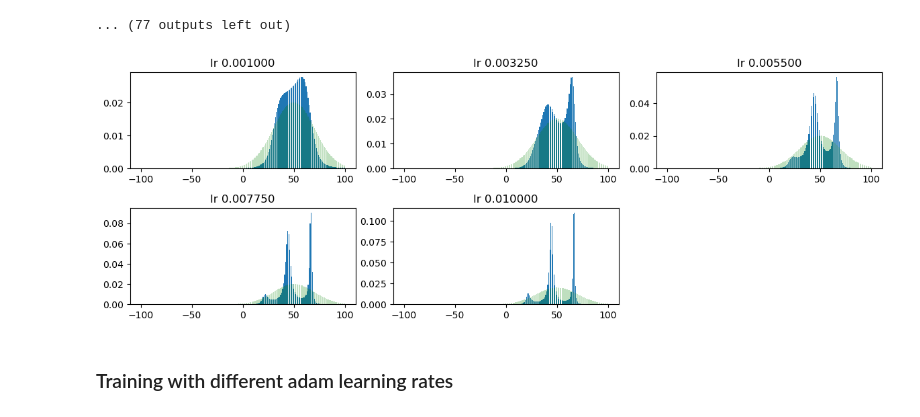
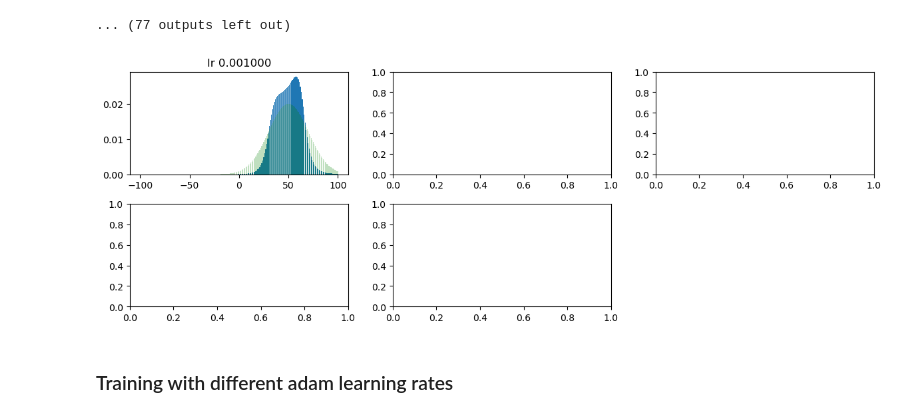
Before and after one commit to jacobe90/birdflow-bilevel, a Jupyter notebook: dev-notebooks/ott-jax-toy-example.ipynb, the cells around one changed output. Saved outputs shown, nothing was run; the diff lists cells and outputs as text; code cells hidden in the pictures.

```diff
--- a/dev-notebooks/ott-jax-toy-example.ipynb
+++ b/dev-notebooks/ott-jax-toy-example.ipynb
@@ -31,6 +32,15 @@ Compute regularized ot cost for transporting between marginals mu and mu_true on
 """
 def ot_marginal_loss(mu: Float[Array, "n "], mu_true: Float[Array, "n "], x: Float[Array, "n d"], epsilon: Float):
     geom = pointcloud.PointCloud(x, x, epsilon=epsilon)
+    ot = solve_fn(geom, implicit_diff=ImplicitDiff(), a=mu, b=mu_true, max_iterations=5000)
+    return ot.reg_ot_cost
+
+def ot_marginal_loss_geom(mu: Float[Array, "n "], mu_true: Float[Array, "n "], x: Float[Array, "n d"], epsilon: Float):
+    '''
+    Compute reg_ot_cost using geometry.Geometry
+    '''
+    pc = pointcloud.PointCloud(x, x, epsilon=epsilon)
+    geom = geometry.Geometry(pc.cost_matrix)
     ot = solve_fn(geom, implicit_diff=ImplicitDiff(), a=mu, b=mu_true, max_iterations=5000)
     return ot.reg_ot_cost
 
@@ -126,8 +136,8 @@ def learn_marginal_logits(marginal: Float[Array, "n "], X: Float[Array, "n "], m
 
     return theta, (theta_init,), (w2_loss_vals, l2_loss_vals)
 # %%
-n_steps = 5000
-learned, theta_init, loss_vals = learn_marginal_logits(mu_true, X, ot_marginal_loss, training_steps=n_steps)
+n_steps = 80000
+learned, theta_init, loss_vals = learn_marginal_logits(mu_true, X, ot_marginal_loss_geom, training_steps=n_steps, lr=1e-4)
 w2_loss_vals, l2_loss_vals = loss_vals
 
 # Create figure and first axis
@@ -154,0 +165,6 @@ KeyboardInterrupt:
+# %%
+learned_mu_true = jax.nn.softmax(learned)
+plt.bar(X, learned_mu_true, label="learned marginal")
+plt.bar(X, mu_true, label="ground truth", color="green", alpha=0.25)
+plt.title(f"learned marginal with w2 distance")
+plt.show()
@@ -395,35 +413,35 @@ n_steps = 10000
 
 # compute default epsilon
 x = X.reshape((X.shape[0], 1)).astype(float)
 geom = pointcloud.PointCloud(x, x)
 eps_default = geom.epsilon
 
 # Number of rows and columns for the grid
 rows, cols = 4, 3  # Adjust based on the number of plots
 fig, axes = plt.subplots(rows, cols, figsize=(12, 8))
 
 # Flatten the axes array for easy iteration if necessary
 axes = axes.flatten()
 
-for i, lr in enumerate(jnp.linspace(1e-3, 1e-2, 5)):
+for i, lr in enumerate(jnp.linspace(1e-3, 1e-2, 1)):
     learned, theta_init, loss_vals = learn_marginal_logits(mu_true, X, ot_marginal_loss, training_steps=n_steps, epsilon=None, lr=lr)
 
     learned_mu_true = jax.nn.softmax(learned)
     axes[i].bar(X, learned_mu_true, label="learned marginal")
     axes[i].bar(X, mu_true, label="ground truth", color="green", alpha=0.25)
     axes[i].set_title(f"lr {lr:4f}")
 
 #     w2_loss_vals, l2_loss_vals = loss_vals
 #     axes[6+i].plot(jnp.arange(1, n_steps+1, 1), w2_loss_vals, label="w2 loss")
 #     axes[6+i].plot(jnp.arange(1, n_steps+1, 1), l2_loss_vals, label="l2 loss")
 # Hide any unused subplots if the grid has extra space
 for j in range(5, len(axes)):
     fig.delaxes(axes[j])
 
 plt.tight_layout()  # Adjust layout to prevent overlapping
 plt.show()
 # %% [output]
-[figure, old version]
+[figure, new version]
 # %% [markdown]
 ### Training with different adam learning rates
 # %%
```
Also changed, not shown: parts of 3 cells of this notebook, 3 other files.
